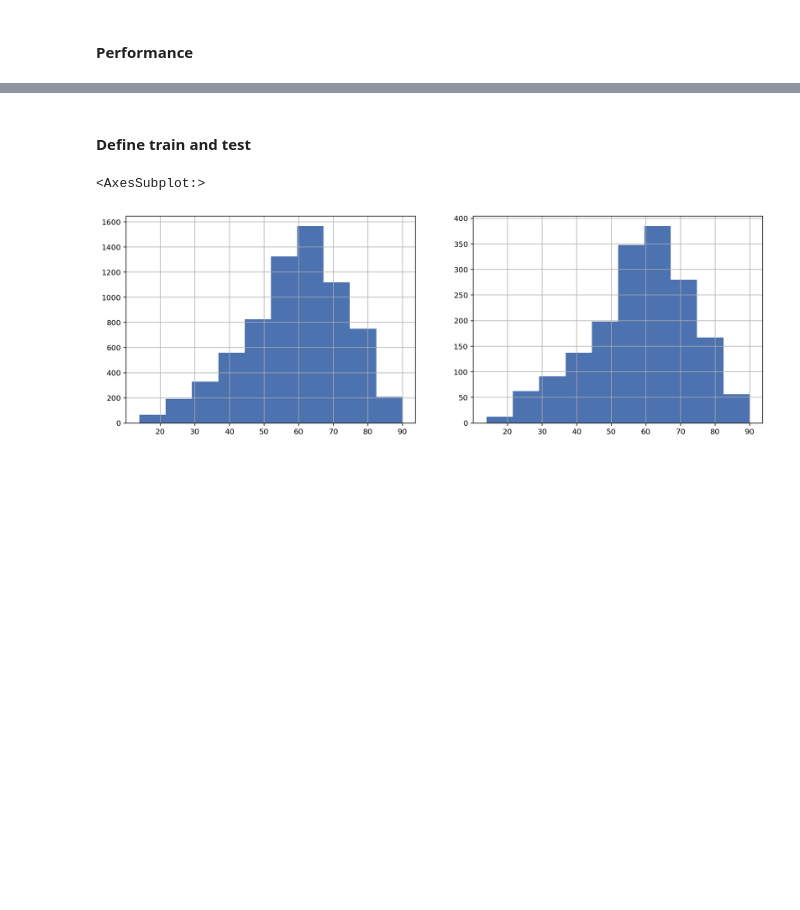
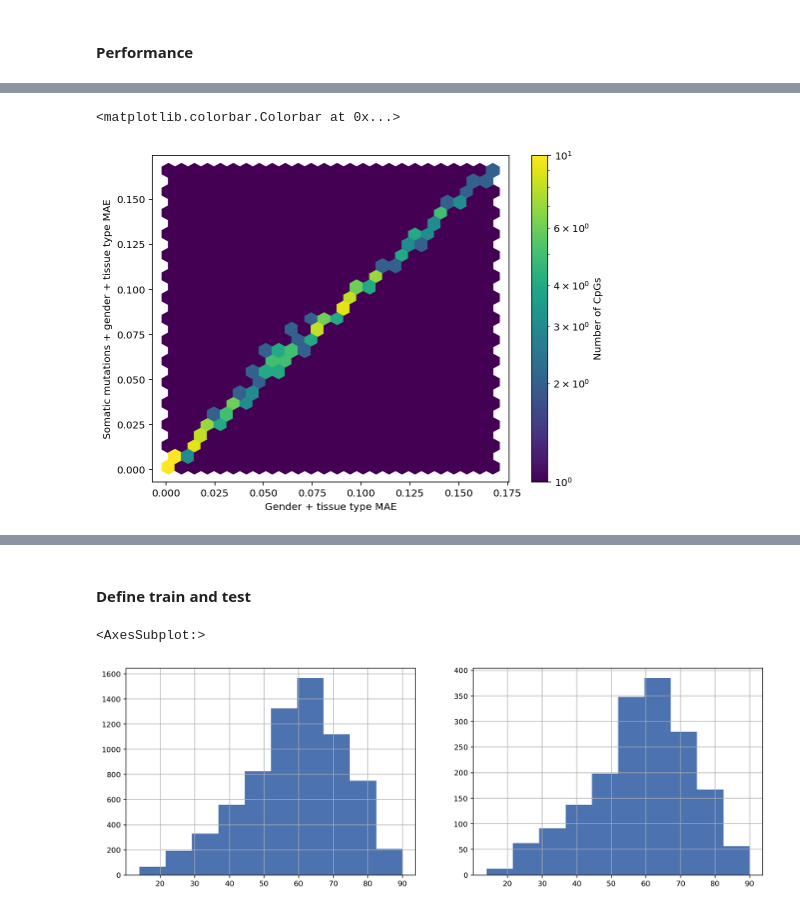
Before and after one commit to zanekoch/methylation_and_mutation, a Jupyter notebook: mut_clock_dev.ipynb, the cells around one changed output, grey strips where cells are left out. Saved outputs shown, nothing was run; the diff lists cells and outputs as text; code cells hidden in the pictures; blank space fills up the shorter version.

```diff
--- a/mut_clock_dev.ipynb
+++ b/mut_clock_dev.ipynb
@@ -95,0 +224,10 @@ mut_clock = somatic_mut_clock.mutationClock(
+# %%
+plt.rcParams["figure.figsize"] = (8,6)
+
+plt.hexbin(clock_perf_df['base_mean_mae'], clock_perf_df['mean_mae'], gridsize=25, bins='log')
+plt.ylabel("Somatic mutations + gender + tissue type MAE")
+plt.xlabel("Gender + tissue type MAE")
+plt.colorbar( label = "Number of CpGs")
+# %% [output]
+<matplotlib.colorbar.Colorbar at 0x...>
+[figure, added]
```
Also changed, not shown: parts of 54 cells of this notebook, 3 other files.
